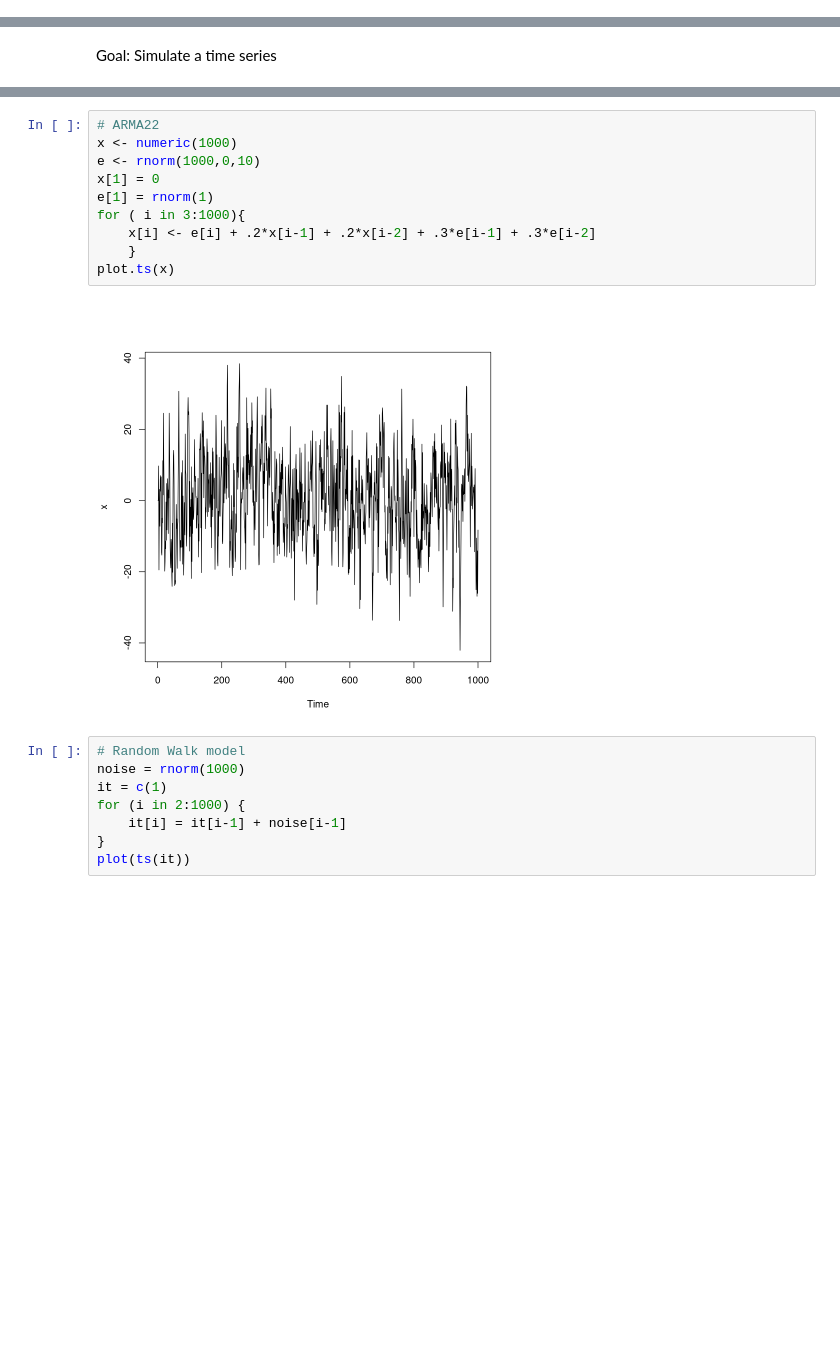
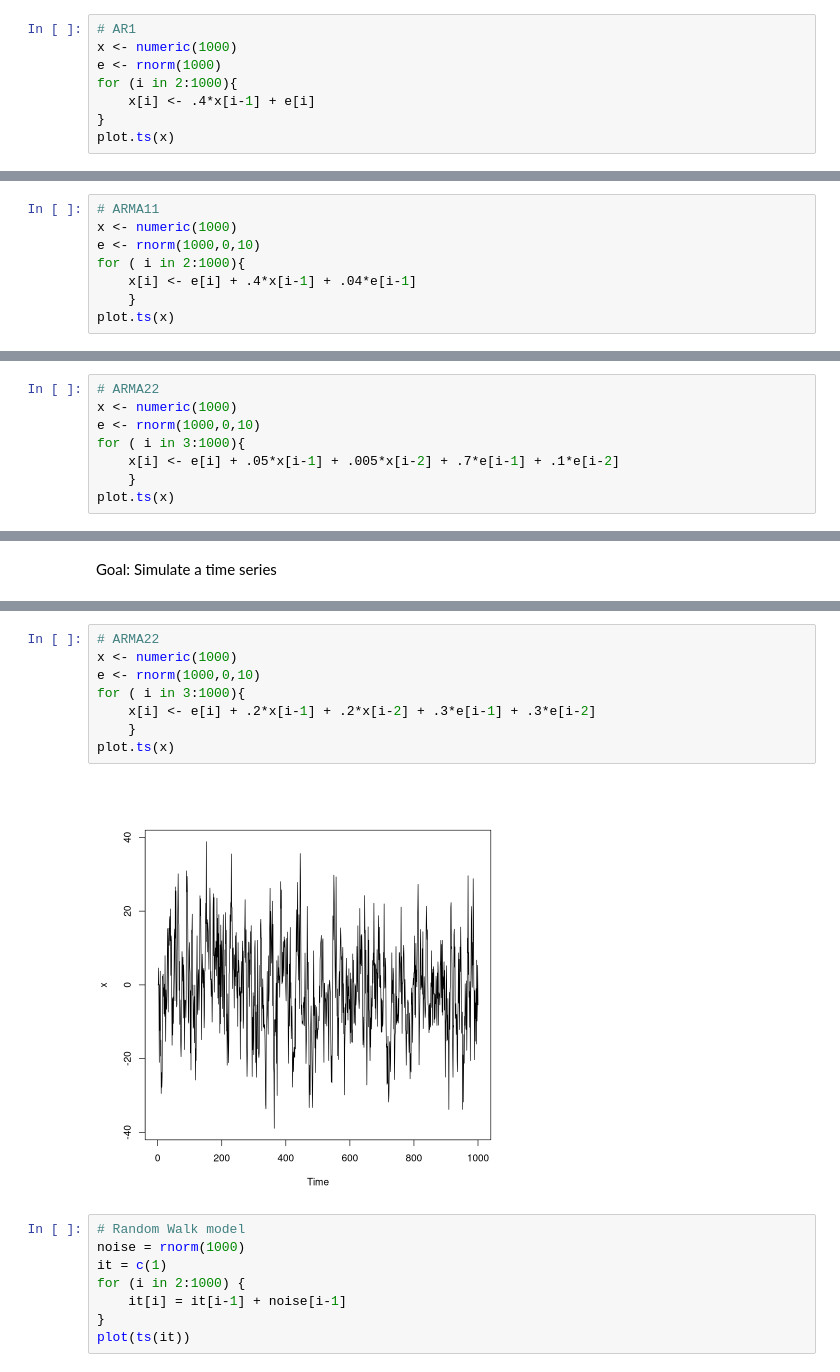
Before and after one commit to eghaymore/sim, a Jupyter notebook: TimeSeriesSim.ipynb, the cells around one changed output, grey strips where cells are left out. Saved outputs shown, nothing was run; the diff lists cells and outputs as text; blank space fills up the shorter version.

```diff
--- a/TimeSeriesSim.ipynb
+++ b/TimeSeriesSim.ipynb
@@ -34,0 +35,8 @@ cor(x[2:96], x[6:100])
+# %%
+# AR1
+x <- numeric(1000)
+e <- rnorm(1000)
+for (i in 2:1000){
+    x[i] <- .4*x[i-1] + e[i]
+}
+plot.ts(x)
@@ -34,0 +45,8 @@ cor(x[2:96], x[6:100])
+# %%
+# ARMA11
+x <- numeric(1000)
+e <- rnorm(1000,0,10)
+for ( i in 2:1000){
+    x[i] <- e[i] + .4*x[i-1] + .04*e[i-1]
+    }
+plot.ts(x)
@@ -34,0 +55,8 @@ cor(x[2:96], x[6:100])
+# %%
+# ARMA22
+x <- numeric(1000)
+e <- rnorm(1000,0,10)
+for ( i in 3:1000){
+    x[i] <- e[i] + .05*x[i-1] + .005*x[i-2] + .7*e[i-1] + .1*e[i-2]
+    }
+plot.ts(x)
@@ -49,15 +77,13 @@ plot.ts(x)
 # %%
 # ARMA22
 x <- numeric(1000)
 e <- rnorm(1000,0,10)
-x[1] = 0
-e[1] = rnorm(1)
 for ( i in 3:1000){
     x[i] <- e[i] + .2*x[i-1] + .2*x[i-2] + .3*e[i-1] + .3*e[i-2]
     }
 plot.ts(x)
 # %% [output]
-[figure, old version]
+[figure, new version]
 # %%
 # Random Walk model
 noise = rnorm(1000)
```
Also changed, not shown: parts of 6 cells of this notebook, 2 other files.
